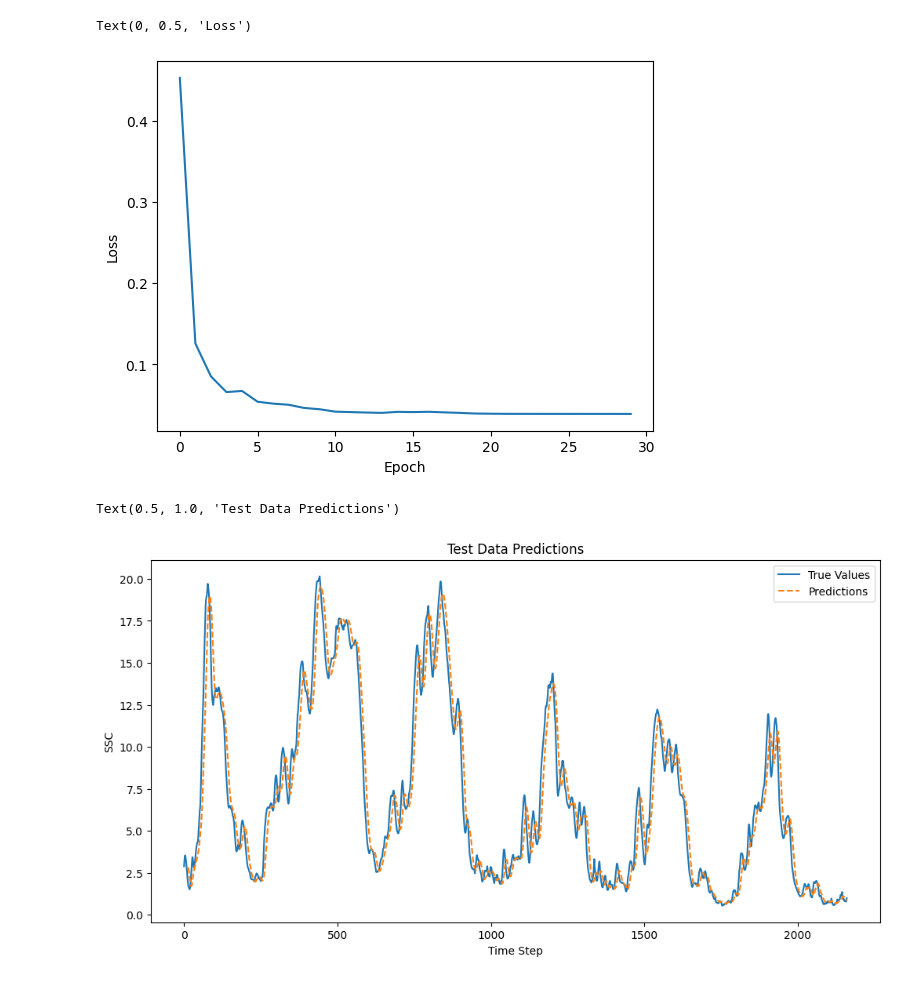
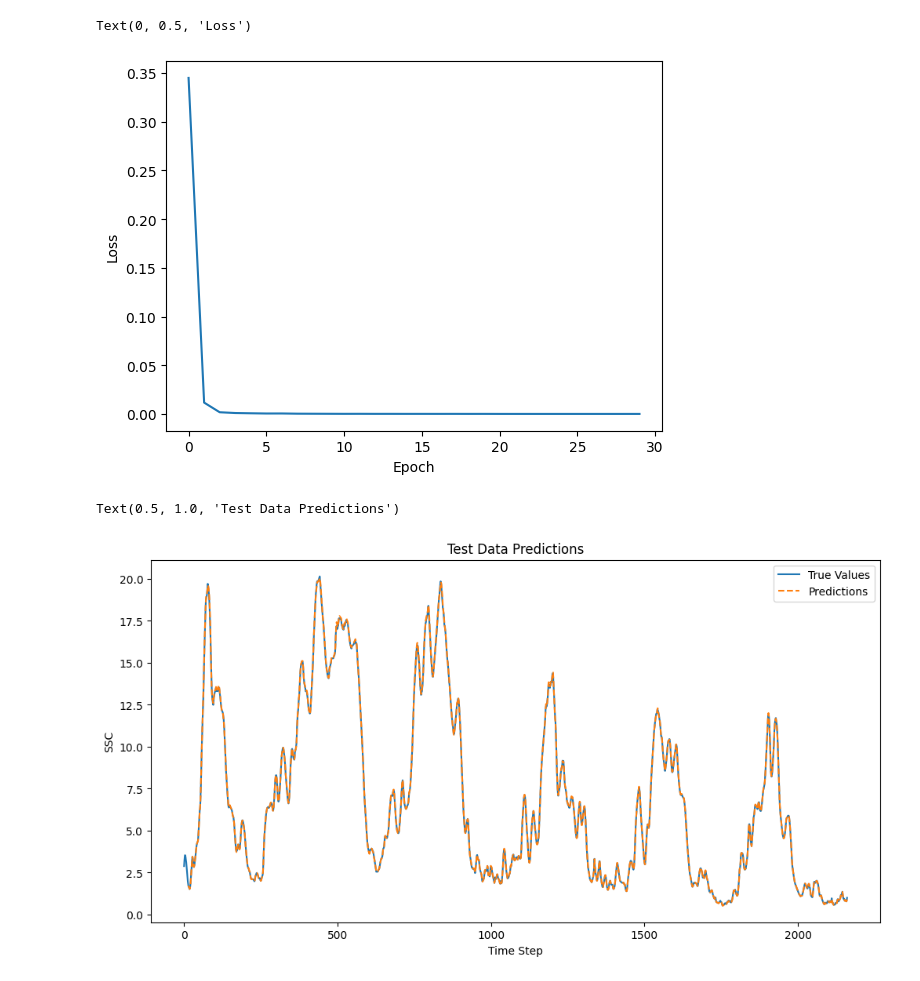
Before and after one commit to Fluvial-UMass/swot-ml, a Jupyter notebook: src/test_LSTM.ipynb, the cells around one changed output. Cells and saved outputs as stored; diff of their text form; code cells hidden in the pictures.

```diff
--- a/src/test_LSTM.ipynb
+++ b/src/test_LSTM.ipynb
@@ -39,10 +39,18 @@ train_norm, scale = normalize_data(train_data)
 test_norm, _ = normalize_data(test_data, scale=scale)
 
 # Use the dataloader to generate batches for the training set
-train_dataloader_gen = DataLoader((train_norm[feature_labels].values, train_norm[target_label].values), batch_size, sequence_length,shuffle=False)
+train_dataloader_gen = DataLoader((train_norm[feature_labels].values, train_norm[target_label].values),
+                                  batch_size,
+                                  sequence_length,
+                                  train=True,
+                                  shuffle=True)
 
 # Use the dataloader to generate batches for the testing set
-test_dataloader_gen = DataLoader((test_norm[feature_labels].values, test_norm[target_label].values), batch_size, sequence_length, shuffle=False)
+test_dataloader_gen = DataLoader((test_norm[feature_labels].values, test_norm[target_label].values),
+                                 batch_size,
+                                 sequence_length,
+                                 train=False,
+                                 shuffle=False)
 # %%
 # Initialize the model
 key = jax.random.PRNGKey(0)
@@ -52,60 +60,62 @@ model = LSTM(in_size=feature_size,
              key=key)
 
 # Initialize optimizer
 current_lr = lr_dict_scheduler(0, lr_schedule)
 optim = optax.adam(current_lr)
 opt_state = optim.init(model)
 
 # Training loop
 loss_list = []
 pbar = trange(num_epochs, desc="Epoch")
 for epoch in pbar:
     current_lr = lr_dict_scheduler(epoch, lr_schedule)
     optim = optax.adam(current_lr)
 
     total_loss = 0
     num_batches = 0
-    for x_batch, y_batch in train_dataloader_gen:
-        loss, model, opt_state = make_step(model, x_batch, y_batch, opt_state, optim, max_grad_norm)
+    for _, x_batch, y_batch in train_dataloader_gen:
+        loss, model, opt_state = make_step(model, x_batch, y_batch, opt_state, optim)
         total_loss += loss
         num_batches += 1
         if num_batches * batch_size >= num_samples:
             break
     current_loss = total_loss / num_batches
     loss_list.append(current_loss)
     pbar.set_postfix_str(f"Loss: {current_loss:.4f}")
 
 plt.close()
 plt.plot(loss_list)
 plt.xlabel('Epoch')
 plt.ylabel('Loss')
 # %% [output]
 Text(0, 0.5, 'Loss')
-[figure, old version]
+[figure, new version]
 # %%
 # Initialize lists to store predictions and true values
 predictions = []
+ids = []
 
 # Iterate over the test data
-for x_batch, y_batch in tqdm(test_dataloader_gen):
+for ids_batch, x_batch, y_batch in tqdm(test_dataloader_gen):
     # Make predictions for the current batch
     pred = jax.vmap(model)(x_batch)
     predictions.extend(pred)
+    ids.extend(ids_batch)
 
 # # Convert lists to arrays
 predictions = np.array(predictions).flatten()
+ids = np.array(ids).flatten()
 
 rescaled_pred = predictions * scale['std'][target_label] + scale['mean'][target_label]
-x_pred = range(sequence_length,len(predictions)+sequence_length)
 
 # Plot the true values and predictions
 plt.figure(figsize=(12, 6))
 test_data.reset_index()[target_label].plot(label='True Values')
-plt.plot(x_pred, rescaled_pred, label='Predictions', linestyle='--')
+plt.plot(ids, rescaled_pred, label='Predictions', linestyle='--')
 plt.xlabel('Time Step')
 plt.ylabel(target_label)
 plt.legend()
 plt.title('Test Data Predictions')
 # %% [output]
 Text(0.5, 1.0, 'Test Data Predictions')
-[figure, old version]
+[figure, new version]
```
Also changed, not shown: 3 other files.
